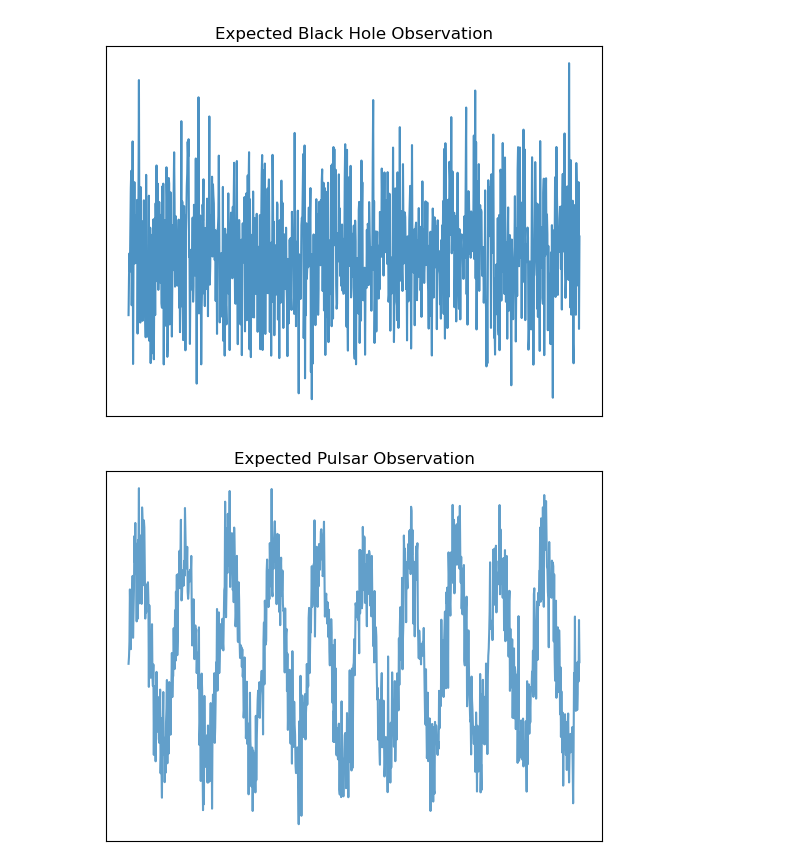
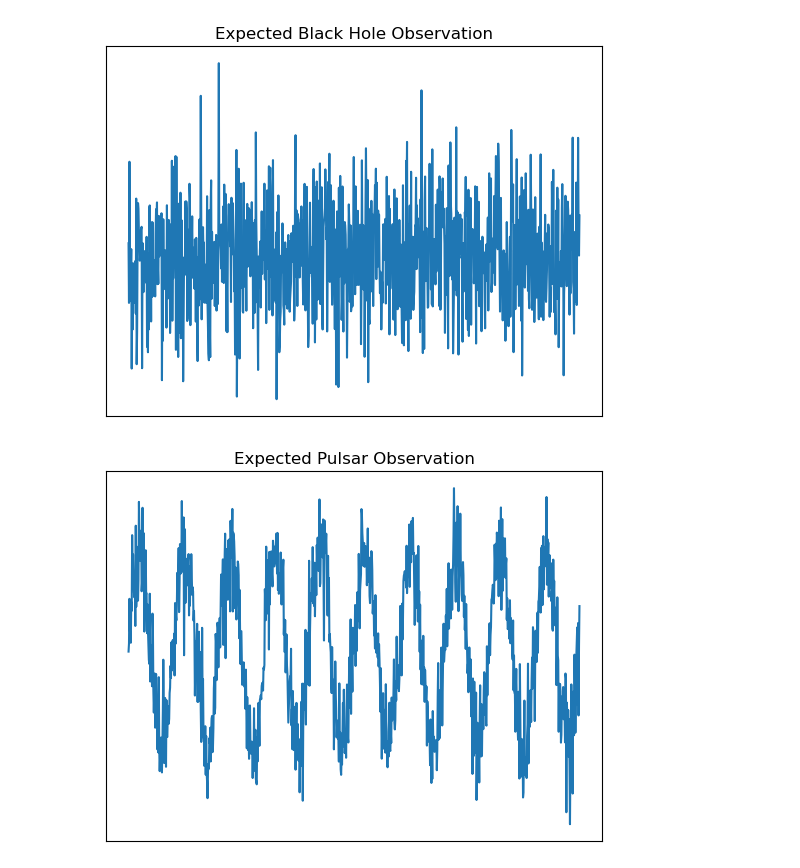
Before and after one commit to ThGreatExplorer/NOVA, a Jupyter notebook: presentation/presentation_graphs.ipynb, the cells around one changed output. Saved outputs shown, nothing was run; the diff lists cells and outputs as text; code cells hidden in the pictures.

Commit message:
Updated presentation graphs

```diff
--- a/presentation/presentation_graphs.ipynb
+++ b/presentation/presentation_graphs.ipynb
@@ -4,34 +4,34 @@ import numpy as np
 # %%
 # --- Simulation Parameters ---
 dt = 0.01
 T = 10
 n_steps = int(T / dt)
 t = np.linspace(0, T, n_steps)
 
 # Black hole observation parameters
 mean_level = 0.5            # the average flux/value
 noise_std = 0.2             # how noisy the data is
 drift_strength = 0.02        # optional slow drift (set to 0 for none)
 
 # Optional slow drift (e.g., gradual accretion changes)
 drift = drift_strength * np.sin(0.1 * t)  # very slow variation
 
 # Generate normally distributed observations around the mean + drift
 observations = mean_level + drift + np.random.normal(0, noise_std, n_steps)
 
 # --- Visualization ---
 fig, ax = plt.subplots()
 ax.tick_params(axis='both', which='both', bottom=False, top=False,
                left=False, right=False, labelbottom=False, labelleft=False)
 
-ax.plot(t, observations, alpha=0.8)
+ax.plot(t, observations)
 
 # plt.xlabel("Time (s)")
 # plt.ylabel("Observation Value")
 plt.title("Expected Black Hole Observation")
 plt.show()
 # %% [output]
-[figure, old version]
+[figure, new version]
 # %%
 # --- Simulation Parameters ---
 dt = 0.01
@@ -59,7 +59,7 @@ noisy_signal = signal + noise
 
 # --- Visualization ---
 fig, ax = plt.subplots()
-ax.plot(t, noisy_signal, alpha=0.7)
+ax.plot(t, noisy_signal)
 ax.tick_params(axis='both', which='both', bottom=False, top=False,
                left=False, right=False, labelbottom=False, labelleft=False)
 
@@ -68,4 +68,4 @@ ax.tick_params(axis='both', which='both', bottom=False, top=False,
 plt.title("Expected Pulsar Observation")
 plt.show()
 # %% [output]
-[figure, old version]
+[figure, new version]
```
